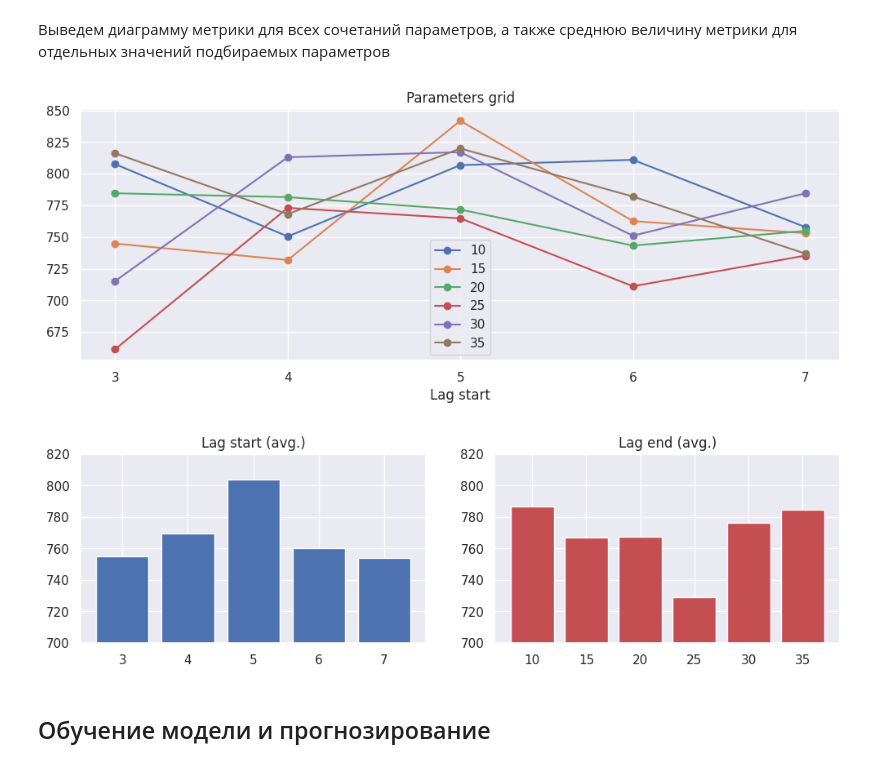
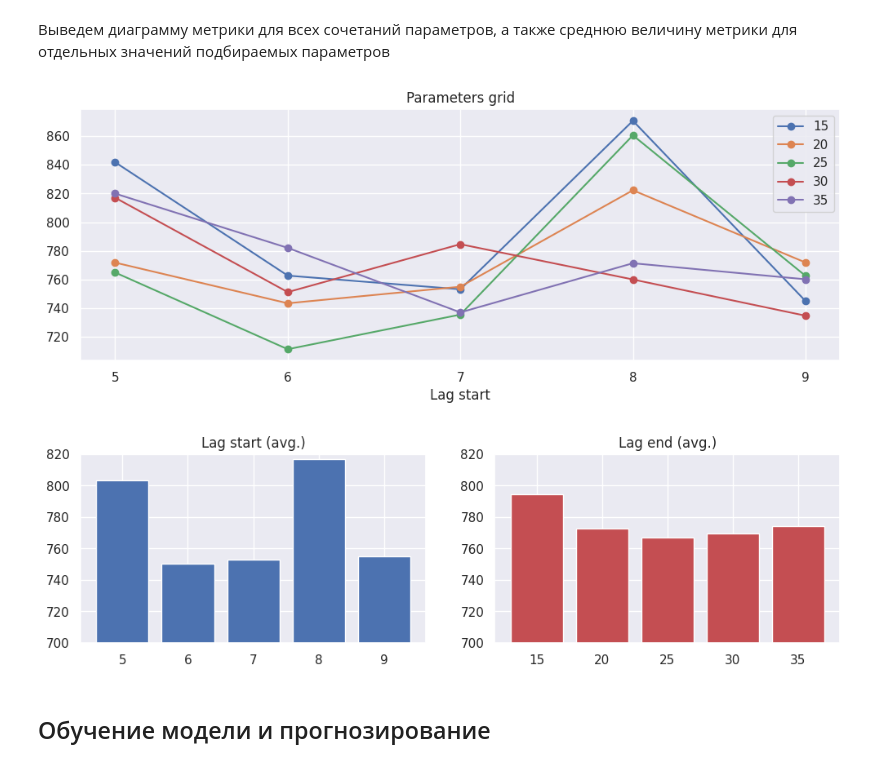
Before and after one commit to week8day/bitcoin-prediction, a Jupyter notebook: BTC_prediction_catboost.ipynb, the cells around one changed output. Cells and saved outputs as stored; diff of their text form; code cells hidden in the pictures.

```diff
--- a/BTC_prediction_catboost.ipynb
+++ b/BTC_prediction_catboost.ipynb
@@ -297,8 +297,8 @@ def model_optimize(ds, verbose=False):
     params_grid = {}
 
     # интервал и шаг параметров
-    start_range = [3, 7, 1]
-    end_range = [10, 35, 5]
+    start_range = [5, 9, 1]
+    end_range = [15, 35, 5]
 
     # перебираем значения параметров и записываем среднюю метрику для кросс-валидации
     for end in range(end_range[0], end_range[1] + end_range[2], end_range[2]):
@@ -364,30 +364,30 @@ Optimal parameters: lag_start = 7, lag_end = 25
 # %%
 plt.figure(figsize=(12, 4))
 plt.title(f'Parameters grid');
 for lag_end_key, lag_end_set in params_grid.items():
     plt.plot(list(params_grid[lag_end_key].keys()), list(params_grid[lag_end_key].values()), 'o-', label=lag_end_key)
-    plt.legend(loc='lower center')
+    plt.legend(loc='upper right')
     plt.xticks(list(params_grid[lag_end_key].keys()))
     plt.xlabel('Lag start')
 
 plt.show()
 
 fig, ax = plt.subplots(1, 2, figsize=(12, 3))
 
 ax[0].bar(list(params_stat['start'].keys()), list(params_stat['start'].values()))
 ax[0].set_xticks(list(params_stat['start'].keys()))
 ax[0].set_title(f'Lag start (avg.)');
 ax[0].set_ylim([700, 820])
 
 ax[1].bar(list(params_stat['end'].keys()), list(params_stat['end'].values()), color='r')
 ax[1].set_xticks(list(params_stat['end'].keys()))
 ax[1].set_title(f'Lag end (avg.)');
 ax[1].set_ylim([700, 820])
 
 plt.show()
 # %% [output]
-[figure, old version]
+[figure, new version]
-[figure, old version]
+[figure, new version]
 # %% [markdown]
 ## Обучение модели и прогнозирование
 # %% [markdown]
```
Also changed, not shown: parts of 6 cells of this notebook.
